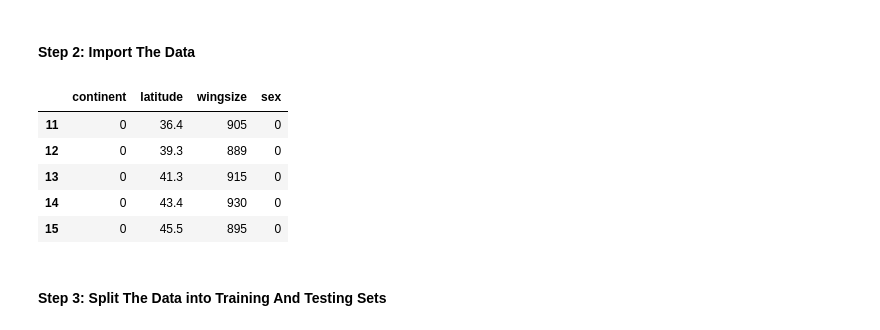
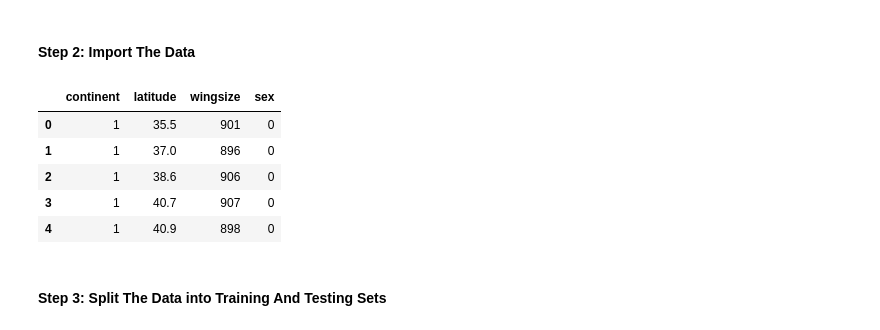
Before and after one commit to waynewilliamprout123456789/Machine_Learning, a Jupyter notebook: examples/5.OOP_Neural_Network_Simple.ipynb, the cells around one changed output. Cells and saved outputs as stored; diff of their text form; code cells hidden in the pictures.

```diff
--- a/examples/5.OOP_Neural_Network_Simple.ipynb
+++ b/examples/5.OOP_Neural_Network_Simple.ipynb
@@ -18,15 +18,14 @@ import pandas as pd
 #### Step 2: Import The Data
 # %%
 insects = pd.read_csv('./data/insects.csv', sep='\t')
-insects = insects[insects.continent != 1]
 insects.head()
 # %% [output]
 |  | continent | latitude | wingsize | sex |
-| 11 | 0 | 36.4 | 905 | 0 |
-| 12 | 0 | 39.3 | 889 | 0 |
-| 13 | 0 | 41.3 | 915 | 0 |
-| 14 | 0 | 43.4 | 930 | 0 |
-| 15 | 0 | 45.5 | 895 | 0 |
+| 0 | 1 | 35.5 | 901 | 0 |
+| 1 | 1 | 37.0 | 896 | 0 |
+| 2 | 1 | 38.6 | 906 | 0 |
+| 3 | 1 | 40.7 | 907 | 0 |
+| 4 | 1 | 40.9 | 898 | 0 |
 # %% [markdown]
 #### Step 3: Split The Data into Training And Testing Sets
 # %%
```
Also changed, not shown: parts of 10 cells of this notebook, 5 other files.
